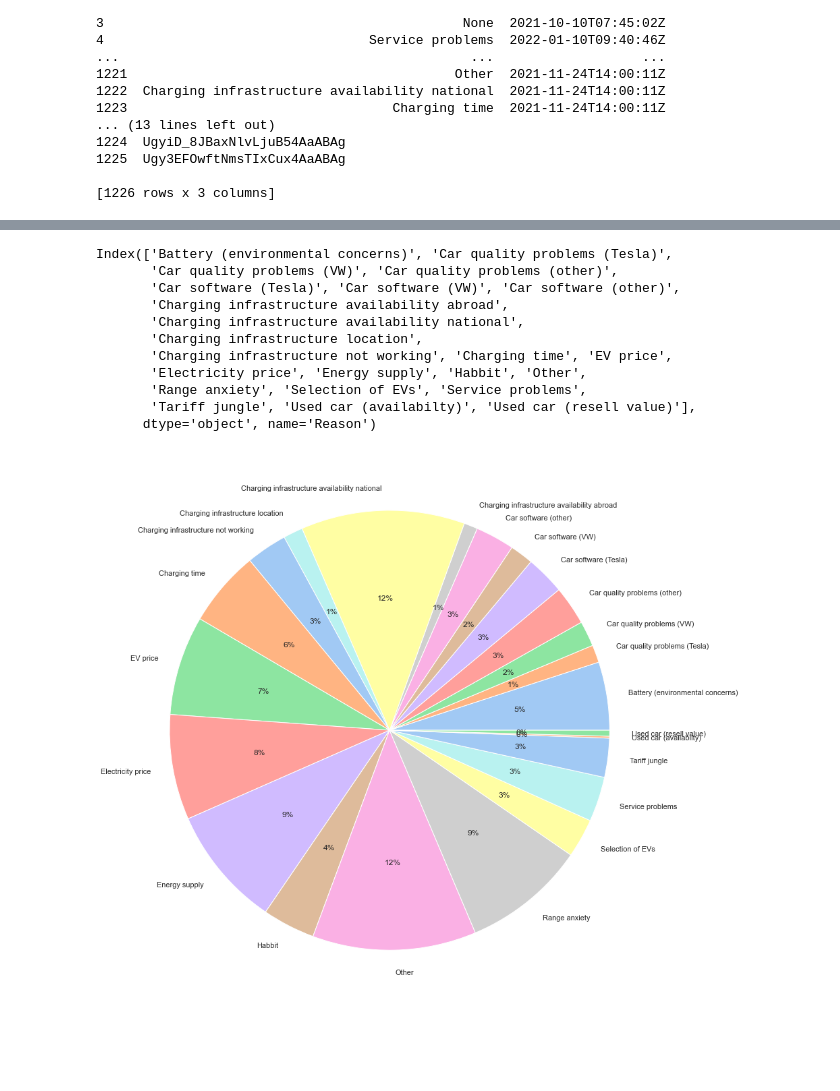
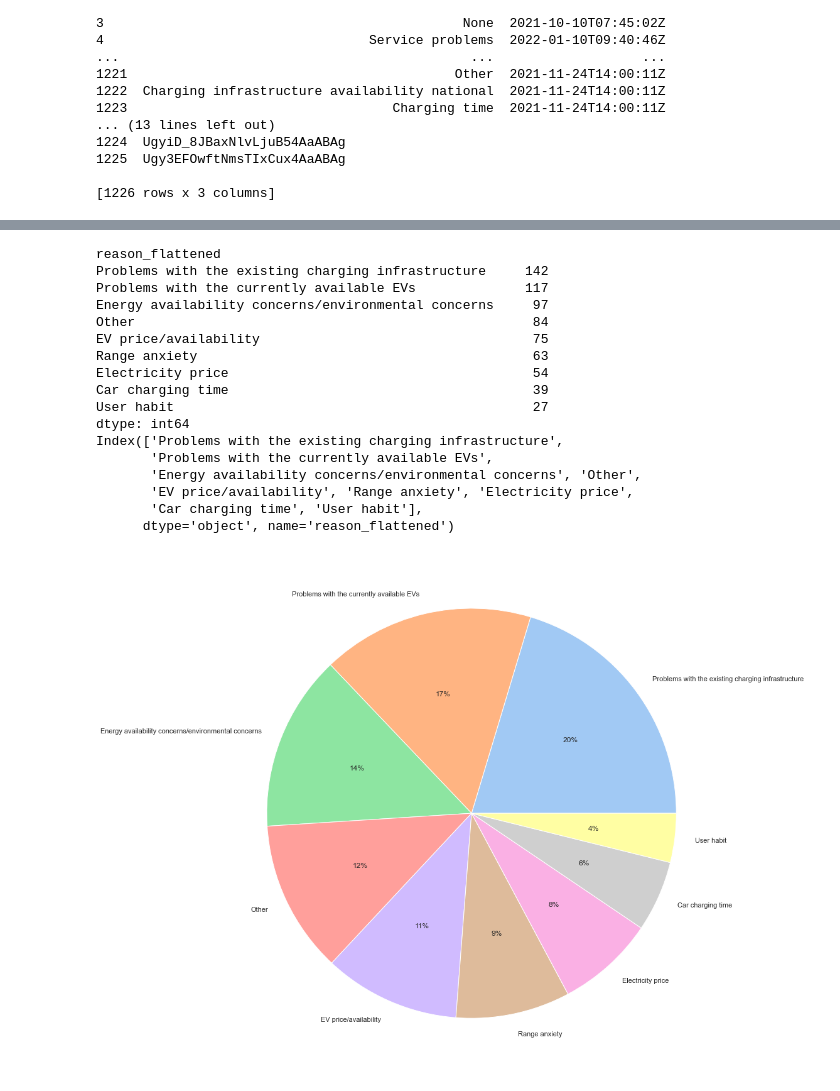
Before and after one commit to FabianUlrich96/Master-Thesis, a Jupyter notebook: YouTube/Comment Data Preparation&Analysis/adoption_hurdles-analysis.ipynb, the cells around one changed output, grey strips where cells are left out. Drawn from its saved outputs; the diff is of its cells as text; code cells hidden in the pictures; blank space fills up the shorter version.

```diff
--- a/YouTube/Comment Data Preparation&Analysis/adoption_hurdles-analysis.ipynb
+++ b/YouTube/Comment Data Preparation&Analysis/adoption_hurdles-analysis.ipynb
@@ -12,7 +12,7 @@ sns.set_theme(palette="pastel")
 import json
 from flatten_json import flatten
 # %%
-work_dir = "D:/OneDrive - Otto-Friedrich-Universität Bamberg/Master/Masterarbeit/Data"
+work_dir = "C:/Users/fabia/OneDrive - Otto-Friedrich-Universität Bamberg/Master/Masterarbeit/Data"
 # %%
 with open(work_dir + "/Comment/comments-adaption-hurdles.json", encoding="utf8") as json_file:
     data = json.load(json_file)
@@ -124,24 +128,61 @@ Index: []
 1225  Ugy3EFOwftNmsTIxCux4AaABAg
 
 [698 rows x 3 columns]
+# %%
+def f(row):
+    reason = row['Reason']
+    if reason == 'Charging infrastructure availability national' or reason == 'Charging infrastructure availability abroad' or reason == 'Charging infrastructure not working' or reason == 'Charging infrastructure location':
+        val = 'Problems with the existing charging infrastructure'
+    elif reason == 'Battery (environmental concerns)':
+        val = 'Energy availability concerns/environmental concerns'
+    elif reason == 'Selection of EVs':
+        val = 'EV price/availability'
+    elif reason == 'Energy supply':
+        val = 'Energy availability concerns/environmental concerns'
+    elif reason == 'Habbit':
+        val = 'User habit'
+    elif reason == 'Service problems' or reason == 'Car quality problems (Tesla)' or reason == 'Car software (VW)' or reason == 'Car quality problems (VW)' or reason == 'Car software (other)' or reason == 'Car software (Tesla)' or reason == 'Car quality problems (other)':
+        val = 'Problems with the currently available EVs'
+    elif reason == 'Tariff jungle':
+        val = 'Problems with the existing charging infrastructure'
+    elif reason == 'Charging time':
+        val = 'Car charging time'
+    elif reason == 'Used car (resell value)':
+        val = 'EV price/availability'
+    elif reason == 'Used car (availabilty)':
+        val = 'EV price/availability'
+    elif reason == 'EV price':
+        val = 'EV price/availability'
+    else:
+        val = reason
+    return val
+
+hurdles_df['reason_flattened'] = hurdles_df.apply(f, axis=1)
 # %%
-plot_data = hurdles_df.groupby(['Reason']).size()
+plot_data = hurdles_df.groupby(['reason_flattened']).size().sort_values(ascending=False)
+print(plot_data)
 print(plot_data.index)
 
 plt.figure(figsize=(15,15))
 
 plt.pie(plot_data, labels=plot_data.index, autopct='%.0f%%',wedgeprops = {'linewidth': 1})
 plt.show()
 # %% [output]
-Index(['Battery (environmental concerns)', 'Car quality problems (Tesla)',
-       'Car quality problems (VW)', 'Car quality problems (other)',
-       'Car software (Tesla)', 'Car software (VW)', 'Car software (other)',
-       'Charging infrastructure availability abroad',
-       'Charging infrastructure availability national',
-       'Charging infrastructure location',
-       'Charging infrastructure not working', 'Charging time', 'EV price',
-       'Electricity price', 'Energy supply', 'Habbit', 'Other',
-       'Range anxiety', 'Selection of EVs', 'Service problems',
-       'Tariff jungle', 'Used car (availabilty)', 'Used car (resell value)'],
-      dtype='object', name='Reason')
+reason_flattened
+Problems with the existing charging infrastructure     142
+Problems with the currently available EVs              117
+Energy availability concerns/environmental concerns     97
+Other                                                   84
+EV price/availability                                   75
+Range anxiety                                           63
+Electricity price                                       54
+Car charging time                                       39
+User habit                                              27
+dtype: int64
+Index(['Problems with the existing charging infrastructure',
+       'Problems with the currently available EVs',
+       'Energy availability concerns/environmental concerns', 'Other',
+       'EV price/availability', 'Range anxiety', 'Electricity price',
+       'Car charging time', 'User habit'],
+      dtype='object', name='reason_flattened')
-[figure, old version]
+[figure, new version]
```
Also changed, not shown: parts of 20 cells of this notebook, 23 other files.
